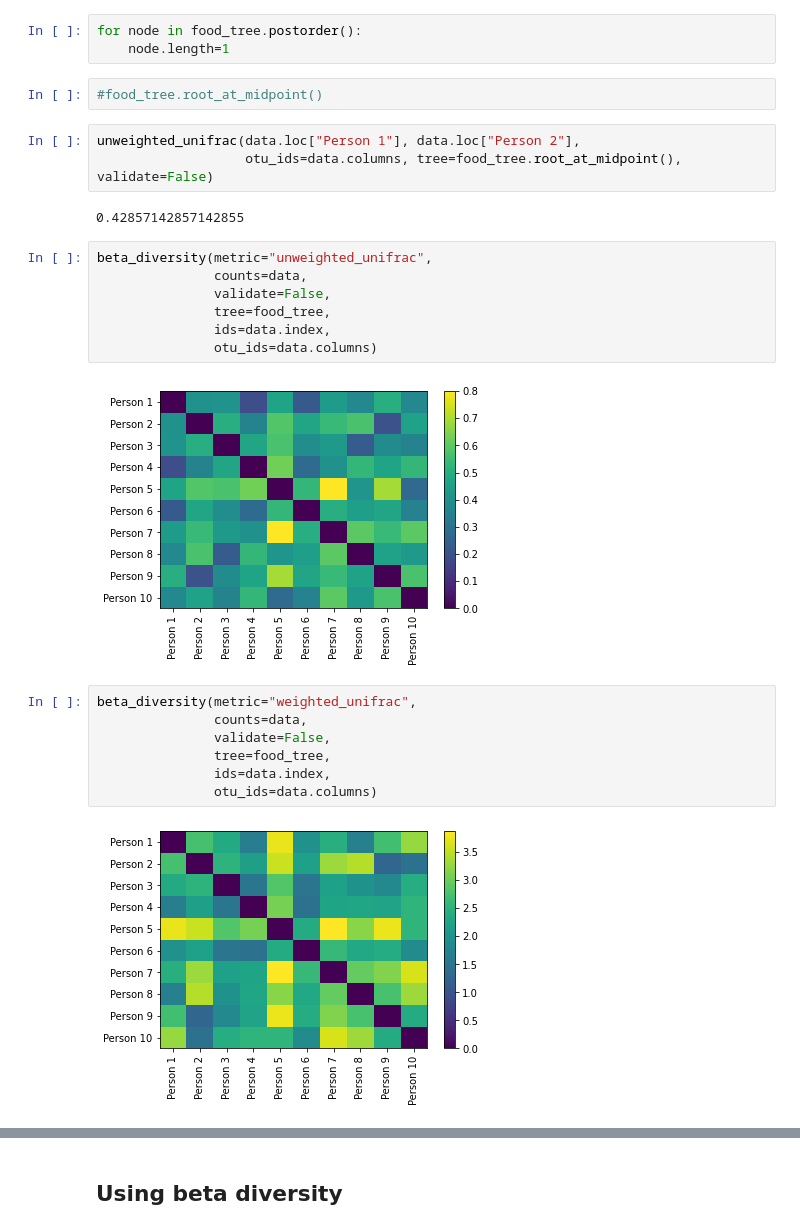
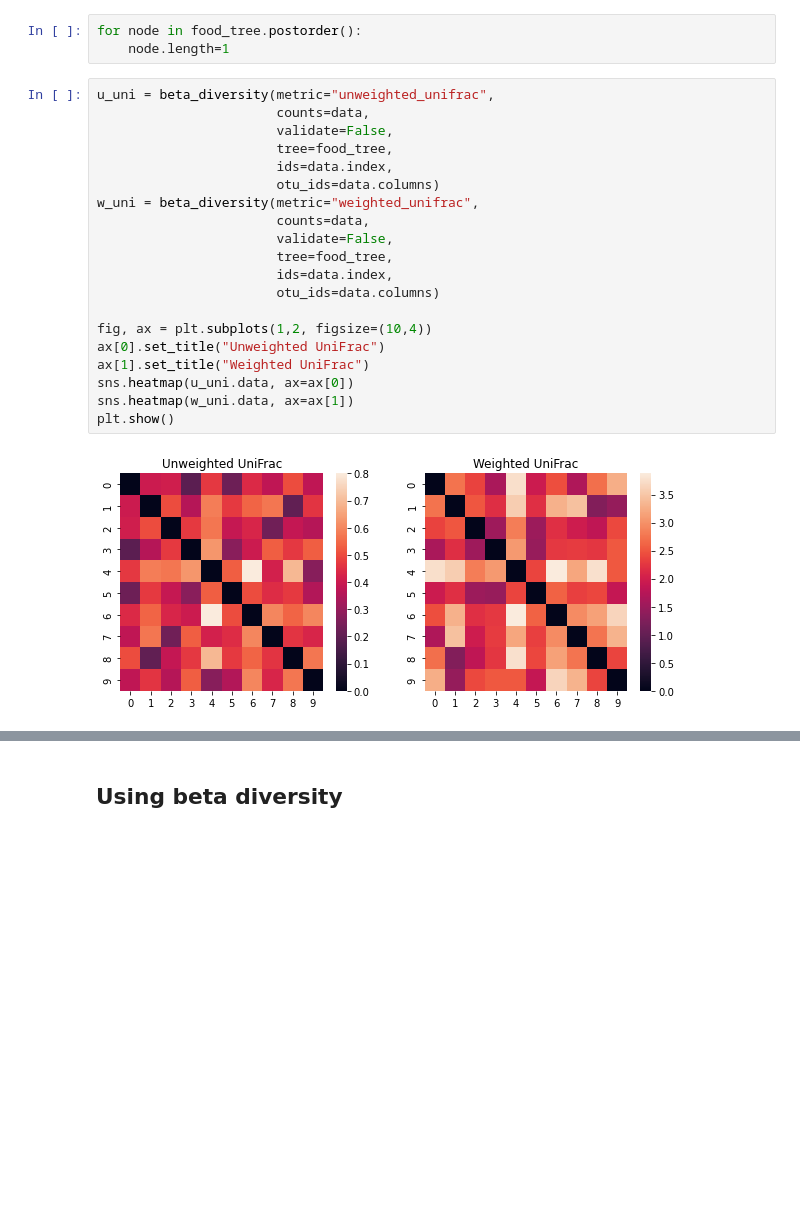
Before and after one commit to sterrettJD/CSCI-6118-Project, a Jupyter notebook: Notebooks/Beta-diversity.ipynb, the cells around one changed output, grey strips where cells are left out. Cells and saved outputs as stored; diff of their text form; blank space fills up the shorter version.

Commit message:
show all distance matrices together

```diff
--- a/Notebooks/Beta-diversity.ipynb
+++ b/Notebooks/Beta-diversity.ipynb
@@ -251,28 +237,25 @@ print(food_tree.ascii_art())
 # %%
 for node in food_tree.postorder():
     node.length=1
-# %%
-#food_tree.root_at_midpoint()
-# %%
-unweighted_unifrac(data.loc["Person 1"], data.loc["Person 2"],
-                   otu_ids=data.columns, tree=food_tree.root_at_midpoint(), validate=False)
-# %% [output]
-0.42857142857142855
-# %%
-beta_diversity(metric="unweighted_unifrac",
-               counts=data,
-               validate=False,
-               tree=food_tree,
-               ids=data.index,
-               otu_ids=data.columns)
-# %% [output]
-[figure, removed]
-# %%
-beta_diversity(metric="weighted_unifrac",
-               counts=data,
-               validate=False,
-               tree=food_tree,
-               ids=data.index,
-               otu_ids=data.columns)
-# %% [output]
-[figure, removed]
+# %%
+u_uni = beta_diversity(metric="unweighted_unifrac",
+                       counts=data,
+                       validate=False,
+                       tree=food_tree,
+                       ids=data.index,
+                       otu_ids=data.columns)
+w_uni = beta_diversity(metric="weighted_unifrac",
+                       counts=data,
+                       validate=False,
+                       tree=food_tree,
+                       ids=data.index,
+                       otu_ids=data.columns)
+
+fig, ax = plt.subplots(1,2, figsize=(10,4))
+ax[0].set_title("Unweighted UniFrac")
+ax[1].set_title("Weighted UniFrac")
+sns.heatmap(u_uni.data, ax=ax[0])
+sns.heatmap(w_uni.data, ax=ax[1])
+plt.show()
+# %% [output]
+[figure, added]
```
Also changed, not shown: parts of 9 cells of this notebook.
